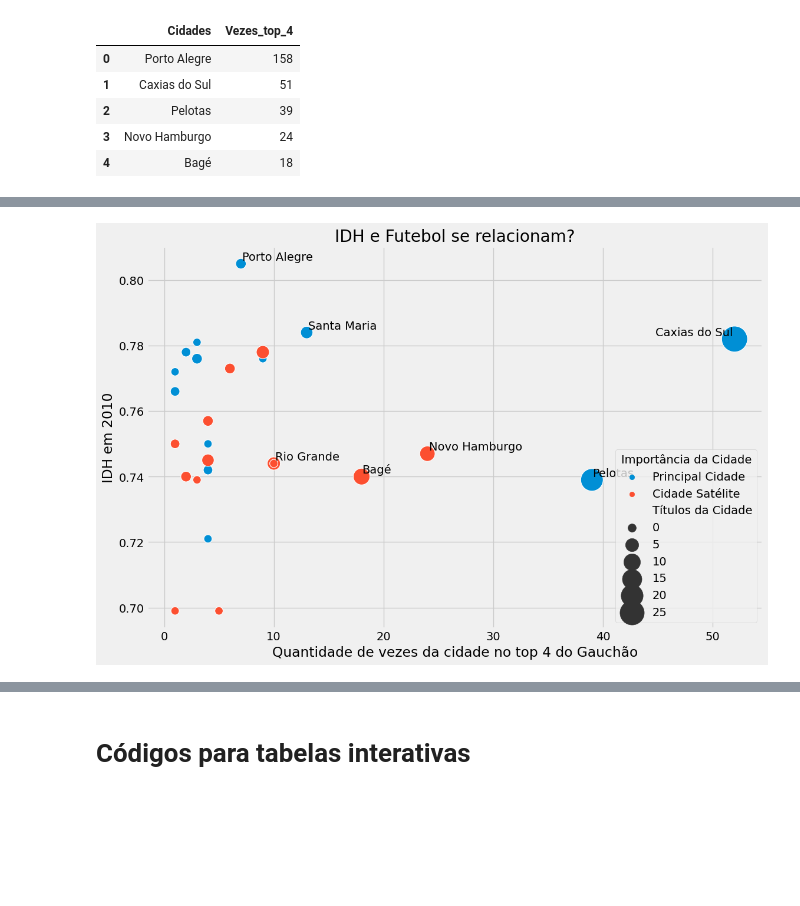
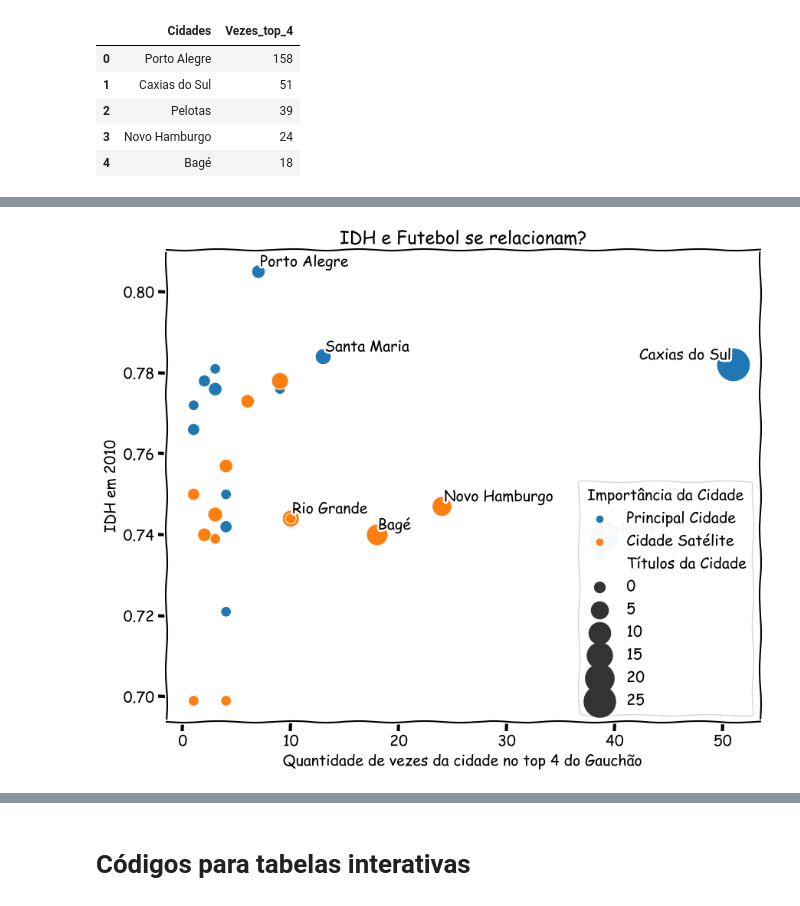
Before and after one commit to VitorBSP/Multiverso_greNAL, a Jupyter notebook: analise.ipynb, the cells around one changed output, grey strips where cells are left out. Cells and saved outputs as stored; diff of their text form; code cells hidden in the pictures; blank space fills up the shorter version.

```diff
--- a/analise.ipynb
+++ b/analise.ipynb
@@ -34,6 +34,7 @@ def multiverso_count(data,y,xlabel,ylabel,title, h = 8, w = 6):
         ax.set_ylabel(ylabel)
         ax.set_title(title)
         return plt.show()
+
 def graphics_point(data, x, y, size, text_label, hue, title, xlabel, ylabel, label_legend = [], title_legend =[], high=[], h = 10, w =8):
     with plt.style.context('fivethirtyeight'):
         fig, ax = plt.subplots(figsize=(h, w))
@@ -54,6 +55,27 @@ def graphics_point(data, x, y, size, text_label, hue, title, xlabel, ylabel, lab
         ax.set_ylabel(ylabel)
         ax.legend(handles = handles[1:], labels = labels[1:], loc='lower right', title= title_legend)
         return plt.show()
+
+def graphics_point_m(data, x, y, size, text_label, hue, title, xlabel, ylabel, label_legend = [], title_legend =[], high=[], h = 10, w =8):
+    with plt.xkcd():
+        fig, ax = plt.subplots(figsize=(h, w))
+        if high == []:
+            high = text_label
+        if label_legend == []:
+            label_legend = hue
+        sns.scatterplot(ax= ax, data=data[data[x] > 0], x=x, y=y, hue=hue, size=size, sizes=(100, 1000))
+        text = []
+        for i, point in data.iterrows():
+            if point[text_label] in high:
+                text.append(ax.text(point[x], point[y], str(point[text_label])))
+        adjust_text(text,avoid_points = True)
+        handles, labels = ax.get_legend_handles_labels()
+        labels[len(pd.unique(data[hue])) + 1] = label_legend
+        ax.set_title(title)
+        ax.set_xlabel(xlabel)
+        ax.set_ylabel(ylabel)
+        ax.legend(handles = handles[1:], labels = labels[1:], loc='lower right', title= title_legend)
+        return plt.show()
 # %% [markdown]
 ## Apresentação e importação dos dados
 # %%
@@ -519,9 +541,9 @@ cidades['Quantidade_Primeiro_Multiverso'] = cidades['Quantidade_Primeiro_Multive
 cidades['Quantidade_Segundo_Multiverso'] = cidades['Quantidade_Segundo_Multiverso'].map({np.nan : 0}).fillna(cidades['Quantidade_Segundo_Multiverso'])
 cidades['Vezes_top_4_Multiverso'] = cidades['Vezes_top_4_Multiverso'].map({np.nan : 0}).fillna(cidades['Vezes_top_4_Multiverso'])
 # %%
-graphics_point(cidades, 'Vezes_top_4_Multiverso', 'IDH_2010', 'Quantidade_Primeiro_Multiverso', 'Cidade', 'Principal_Micro', 'IDH e Futebol se relacionam?',
+graphics_point_m(cidades, 'Vezes_top_4_Multiverso', 'IDH_2010', 'Quantidade_Primeiro_Multiverso', 'Cidade', 'Principal_Micro', 'IDH e Futebol se relacionam?',
                 'Quantidade de vezes da cidade no top 4 do Gauchão', 'IDH em 2010', 'Títulos da Cidade', 'Importância da Cidade',
                 ['Porto Alegre', 'Pelotas', 'Caxias do Sul', 'Bagé', 'Rio Grande', 'Santa Maria', 'Novo Hamburgo'] )
 # %% [output]
-[figure, old version]
+[figure, new version]
 # %%
```
Also changed, not shown: parts of 14 cells of this notebook, 1 other file.
